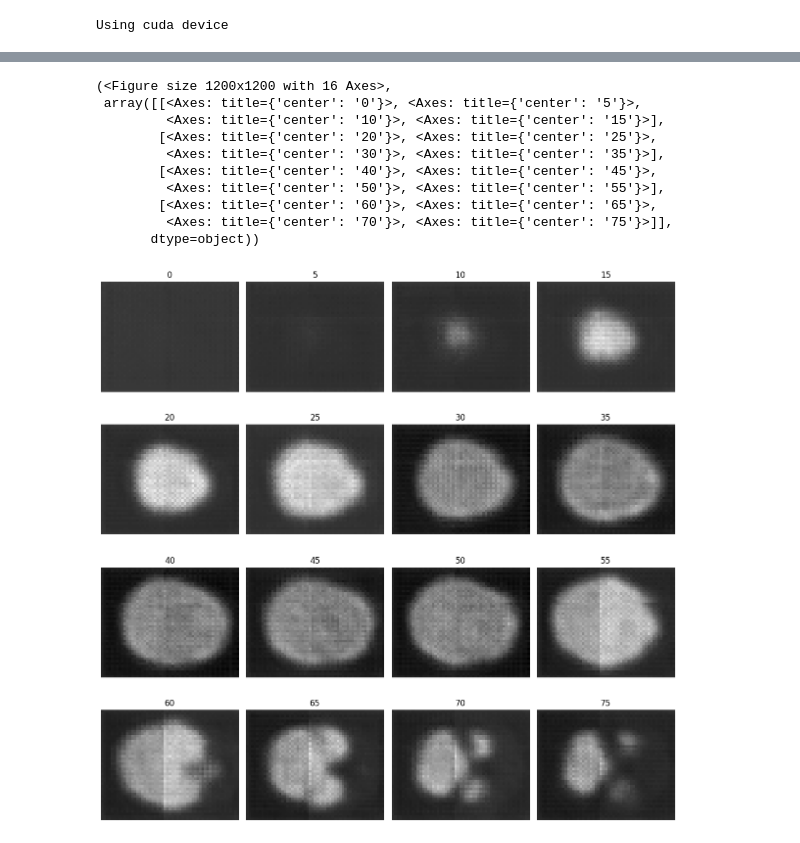
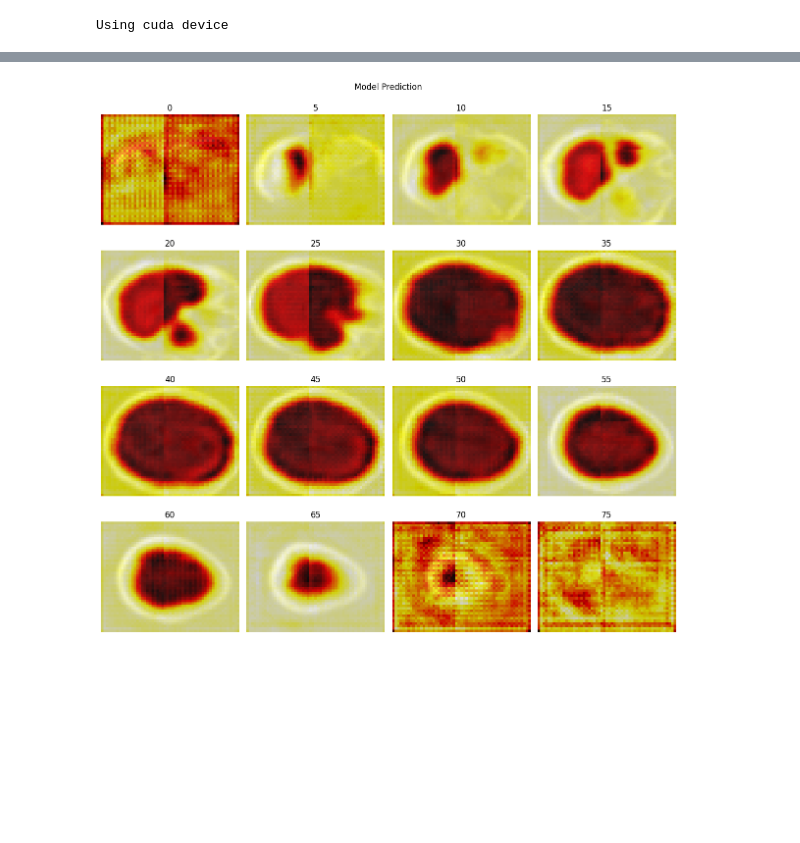
Before and after one commit to JGIBristol/fish_test, a Jupyter notebook: segment_test.ipynb, the cells around one changed output, grey strips where cells are left out. Drawn from its saved outputs; the diff is of its cells as text; code cells hidden in the pictures; blank space fills up the shorter version.

```diff
--- a/segment_test.ipynb
+++ b/segment_test.ipynb
@@ -208,33 +209,38 @@ Show the result on the test data
 
 """
 
-aggregator = tio.inference.GridAggregator(grid_sampler, overlap_mode="crop")
+agg_kw = {"sampler": grid_sampler, "overlap_mode": "crop"}
+pred_aggregator = tio.inference.GridAggregator(**agg_kw)
+img_aggregator = tio.inference.GridAggregator(**agg_kw)
+truth_aggregator = tio.inference.GridAggregator(**agg_kw)
 
+# Our image is smaller than 1 batch, so we can just do it all at once
 batch = []
 locations = []
+truth = []
 for patch in grid_sampler:
-    gpu_patch = patch["image"][tio.DATA].to(device).unsqueeze(0)
+    gpu_patch = patch[tio.IMAGE][tio.DATA].to(device).unsqueeze(0)
+    truth_patch = patch[tio.LABEL][tio.DATA].unsqueeze(0)
+
     locations.append(patch[tio.LOCATION])
     batch.append(gpu_patch)
+    truth.append(truth_patch)
 
 batch_tensor = torch.cat(batch, dim=0)
+truth_tensor = torch.cat(truth, dim=0)
 locations_tensor = torch.stack(locations)
-prediction = model(batch_tensor).to("cpu").detach()
+patch_pred = model(batch_tensor).to("cpu").detach()
 
-aggregator.add_batch(prediction, locations=locations_tensor)
-output = aggregator.get_output_tensor()
+pred_aggregator.add_batch(patch_pred, locations=locations_tensor)
+img_aggregator.add_batch(batch_tensor, locations=locations_tensor)
+truth_aggregator.add_batch(truth_tensor, locations=locations_tensor)
+
+prediction = pred_aggregator.get_output_tensor()[1].numpy()
+image = img_aggregator.get_output_tensor()[0].numpy()
+truth = truth_aggregator.get_output_tensor()[0].numpy()
-# %%
-brain_confidence = output[1]
-plot.plot_arr(brain_confidence.numpy())
-# %% [output]
-(<Figure size 1200x1200 with 16 Axes>,
- array([[<Axes: title={'center': '0'}>, <Axes: title={'center': '5'}>,
-         <Axes: title={'center': '10'}>, <Axes: title={'center': '15'}>],
-        [<Axes: title={'center': '20'}>, <Axes: title={'center': '25'}>,
-         <Axes: title={'center': '30'}>, <Axes: title={'center': '35'}>],
-        [<Axes: title={'center': '40'}>, <Axes: title={'center': '45'}>,
-         <Axes: title={'center': '50'}>, <Axes: title={'center': '55'}>],
-        [<Axes: title={'center': '60'}>, <Axes: title={'center': '65'}>,
-         <Axes: title={'center': '70'}>, <Axes: title={'center': '75'}>]],
-       dtype=object))
-[figure, removed]
+# %%
+fig, axis = plot.plot_arr(image, prediction)
+fig.suptitle("Model Prediction")
+fig.tight_layout()
+# %% [output]
+[figure, added]
```
Also changed, not shown: parts of 5 cells of this notebook.
